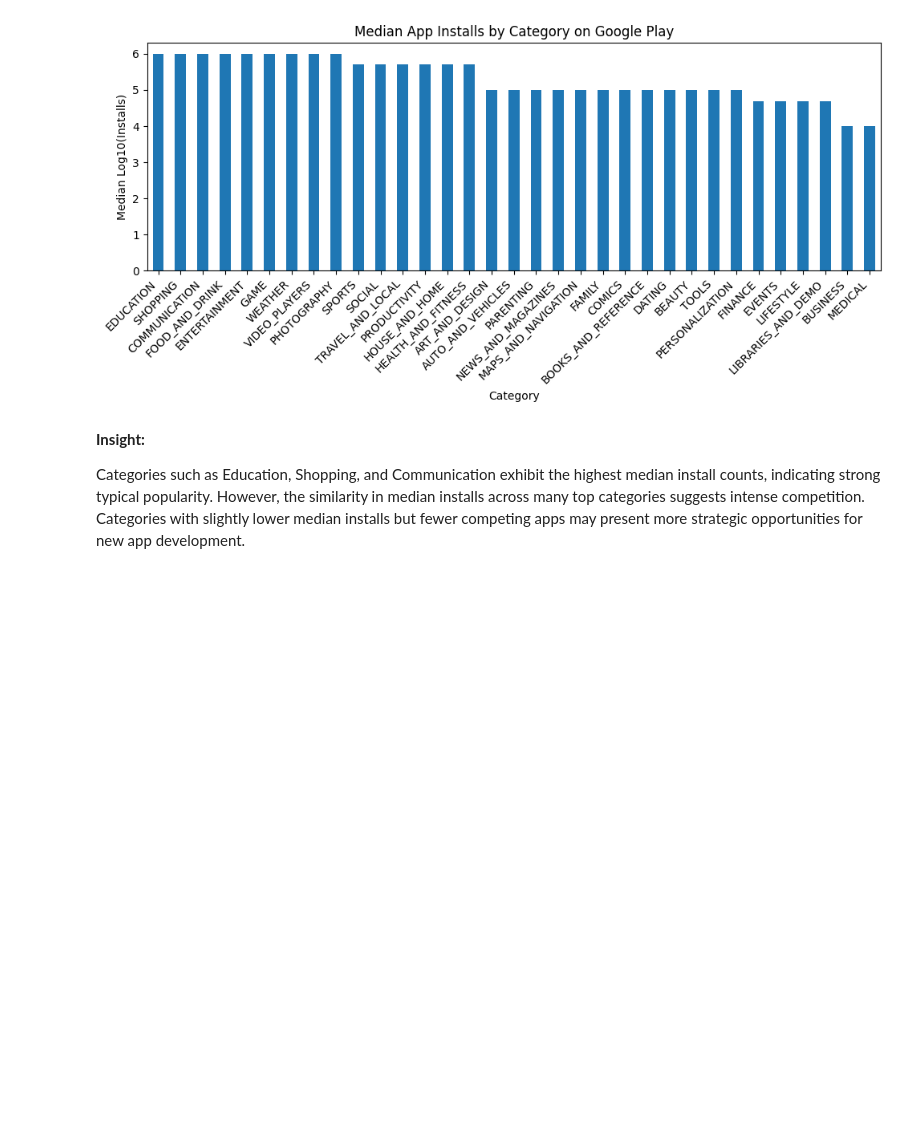
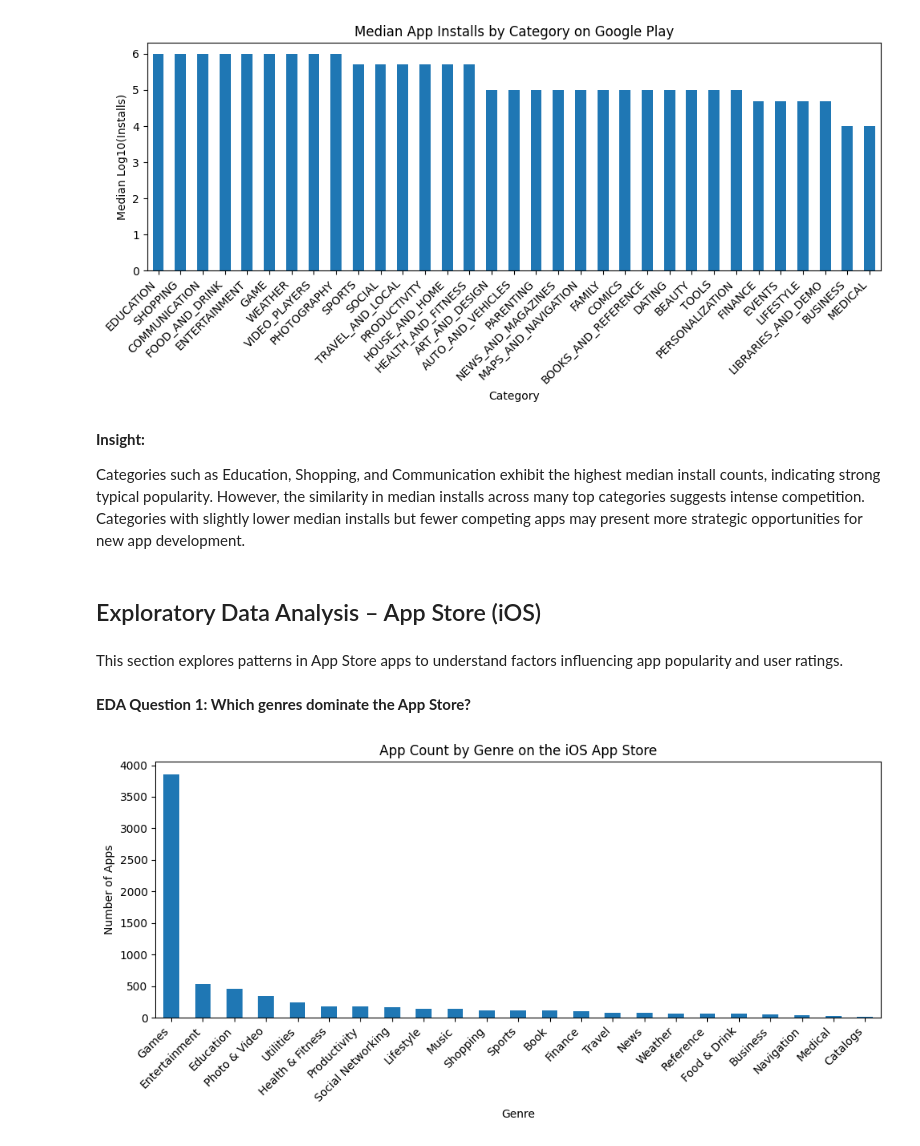
Before and after one commit to Dhairyaxshah/Appfluence, a Jupyter notebook: notebooks/02_eda.ipynb, the cells around one changed output. Cells and saved outputs as stored; diff of their text form; code cells hidden in the pictures; blank space fills up the shorter version.

Commit message:
EDA wrapped up for both google play store and app store for now being if required we can add some more insights

```diff
--- a/notebooks/02_eda.ipynb
+++ b/notebooks/02_eda.ipynb
@@ -148,3 +148,28 @@ plt.show()
 **Insight:**
 
 Categories such as Education, Shopping, and Communication exhibit the highest median install counts, indicating strong typical popularity. However, the similarity in median installs across many top categories suggests intense competition. Categories with slightly lower median installs but fewer competing apps may present more strategic opportunities for new app development.
+# %% [markdown]
+## Exploratory Data Analysis – App Store (iOS)
+# %% [markdown]
+This section explores patterns in App Store apps to understand factors influencing app popularity and user ratings.
+# %% [markdown]
+**EDA Question 1: Which genres dominate the App Store?**
+# %%
+# Count number of apps per genre
+genre_counts = (
+    df2['prime_genre']
+    .value_counts()
+    .sort_values(ascending=False)
+)
+
+# Plot
+plt.figure(figsize=(10, 5))
+genre_counts.plot(kind='bar')
+plt.xlabel('Genre')
+plt.ylabel('Number of Apps')
+plt.title('App Count by Genre on the iOS App Store')
+plt.xticks(rotation=45, ha='right')
+plt.tight_layout()
+plt.show()
+# %% [output]
+[figure, added]
```
Also changed, not shown: parts of 13 cells of this notebook.
